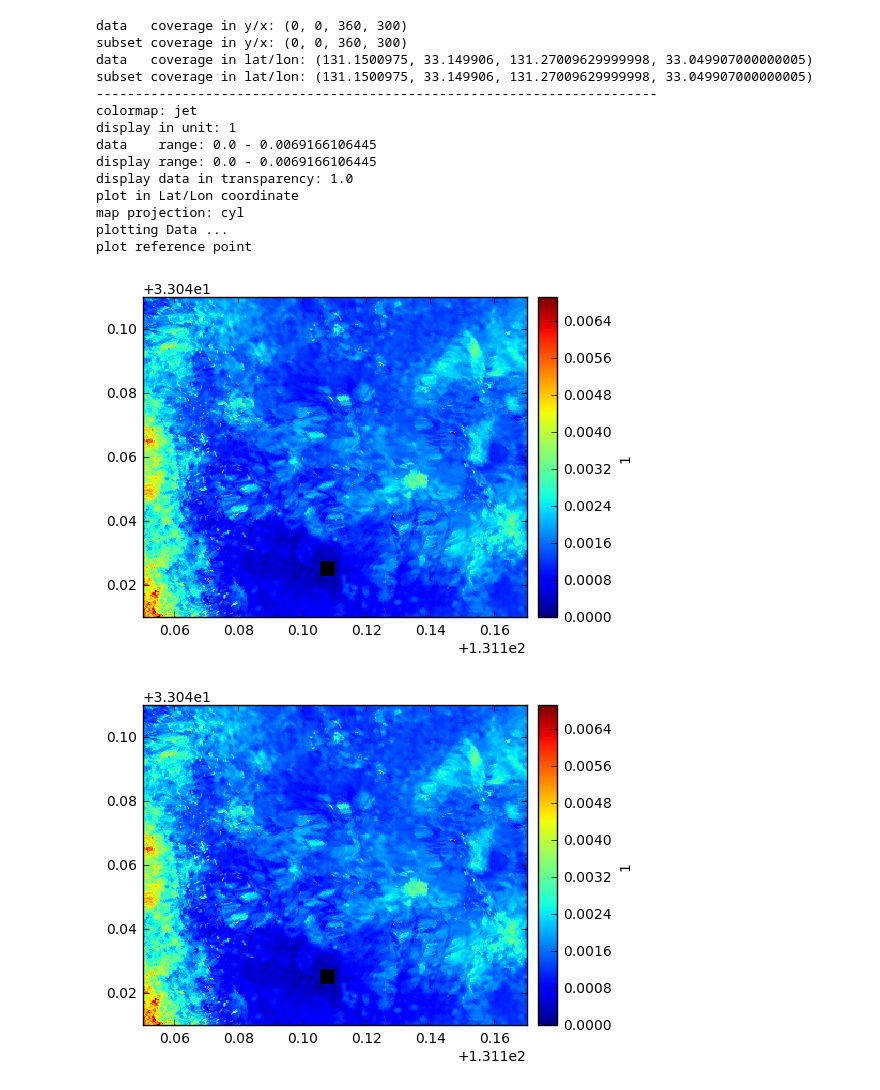
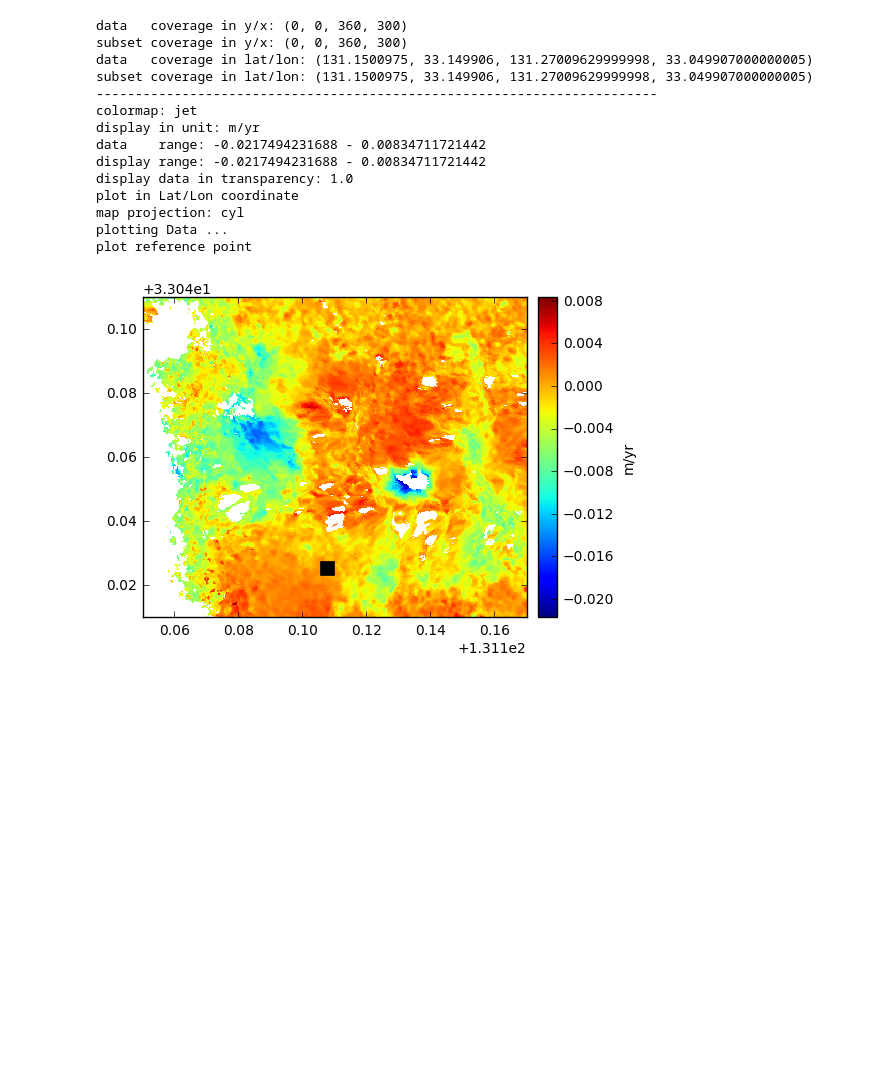
Before and after one commit to insarlab/MintPy, a Jupyter notebook: example/plot_single_dataset.ipynb, the cells around one changed output. Saved outputs shown, nothing was run; the diff lists cells and outputs as text; code cells hidden in the pictures; blank space fills up the shorter version.

```diff
--- a/example/plot_single_dataset.ipynb
+++ b/example/plot_single_dataset.ipynb
@@ -1,29 +1,30 @@
 # %%
+#! /usr/bin/env python
+
 import matplotlib.pyplot as plt
 import pysar._readfile as readfile
 import pysar.view as view
 
-File='/Users/jeromezhang/Documents/insarlab/Kyushu/Volcanoes/Kuju/AlosAT422/std_velocity_ex.h5'
+File='/Users/jeromezhang/Documents/insarlab/Kyushu/Volcanoes/Kuju/AlosAT422/velocity_ex_masked.h5'
 data, atr = readfile.read(File)
 
 fig = plt.figure()
 ax = fig.add_axes([0.1,0.1,0.8,0.8])
 ax, inps = view.plot_matrix(ax, data, atr)
 plt.show()
 # %% [output]
 data   coverage in y/x: (0, 0, 360, 300)
 subset coverage in y/x: (0, 0, 360, 300)
 data   coverage in lat/lon: (131.1500975, 33.149906, 131.27009629999998, 33.049907000000005)
 subset coverage in lat/lon: (131.1500975, 33.149906, 131.27009629999998, 33.049907000000005)
 ------------------------------------------------------------------------
 colormap: jet
-display in unit: 1
-data    range: 0.0 - 0.0069166106445
-display range: 0.0 - 0.0069166106445
+display in unit: m/yr
+data    range: -0.0217494231688 - 0.00834711721442
+display range: -0.0217494231688 - 0.00834711721442
 display data in transparency: 1.0
 plot in Lat/Lon coordinate
 map projection: cyl
 plotting Data ...
 plot reference point
-[figure, old version]
+[figure, new version]
-[figure, removed]
```
